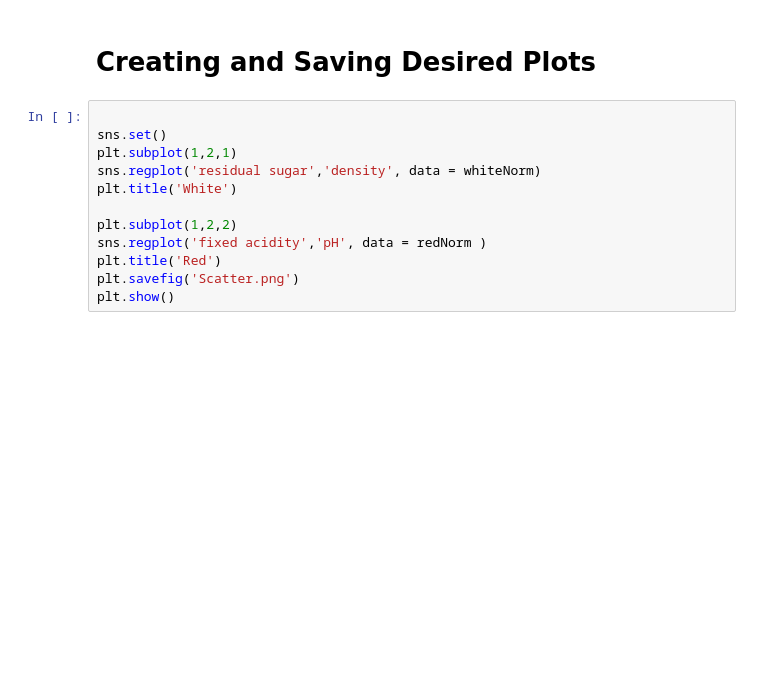
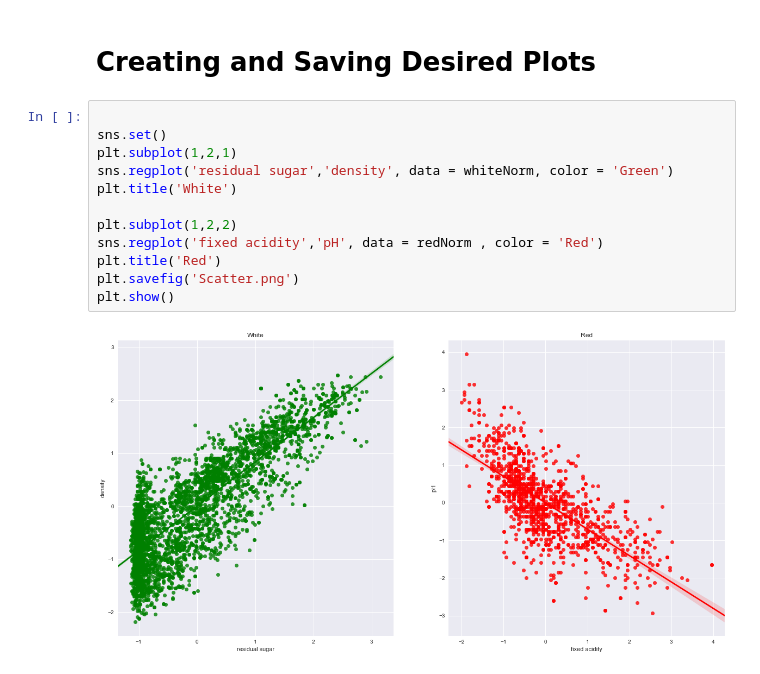
Before and after one commit to zcblack/Springboard, a Jupyter notebook: winequality/Wine Analysis.ipynb, the cells around one changed output. Cells and saved outputs as stored; diff of their text form; blank space fills up the shorter version.

```diff
--- a/winequality/Wine Analysis.ipynb
+++ b/winequality/Wine Analysis.ipynb
@@ -783,15 +783,17 @@ Selected Features Red Wines: [['volatile acidity', 'sulphates', 'alcohol']]
 # %%
 
 sns.set()
 plt.subplot(1,2,1)
-sns.regplot('residual sugar','density', data = whiteNorm)
+sns.regplot('residual sugar','density', data = whiteNorm, color = 'Green')
 plt.title('White')
 
 plt.subplot(1,2,2)
-sns.regplot('fixed acidity','pH', data = redNorm )
+sns.regplot('fixed acidity','pH', data = redNorm , color = 'Red')
 plt.title('Red')
 plt.savefig('Scatter.png')
 plt.show()
+# %% [output]
+[figure, added]
 # %%
 mpl.rcParams['figure.figsize'] = (15,15)
 sns.set()
```
Also changed, not shown: parts of 4 cells of this notebook, 5 other files.
